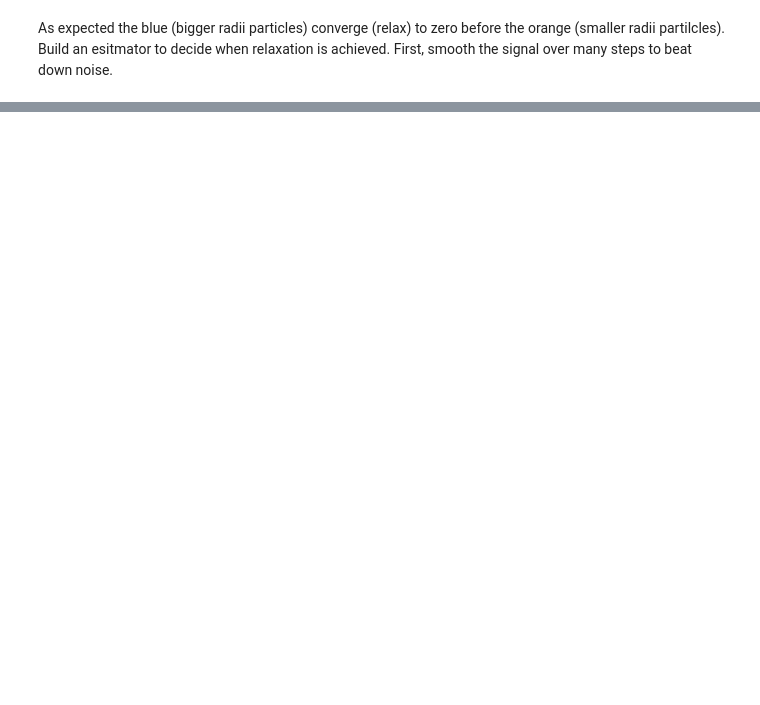
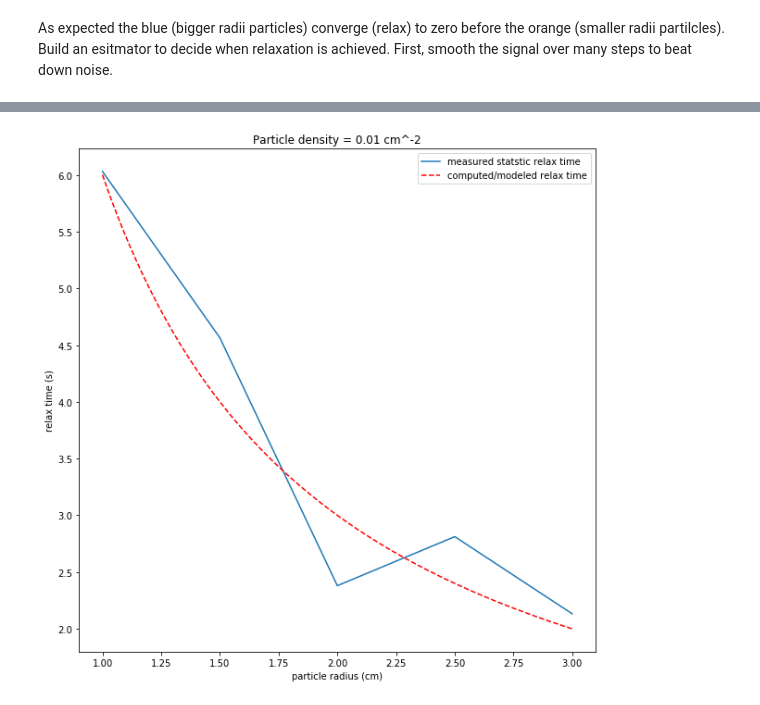
Before and after one commit to csayres/astro507, a Jupyter notebook: hw1/sayreshw1.ipynb, the cells around one changed output, grey strips where cells are left out. Saved outputs shown, nothing was run; the diff lists cells and outputs as text; code cells hidden in the pictures; blank space fills up the shorter version.

```diff
--- a/hw1/sayreshw1.ipynb
+++ b/hw1/sayreshw1.ipynb
@@ -407,0 +371,4 @@ for radius in [0.5, 1, 1.5, 2]:
+# %%
+# a function to calculate relaxation time
+def computeRelaxTime(radius, velocity, particleDensity):
+    return 3 / (2*radius*velocity*particleDensity)
@@ -407,0 +378,58 @@ for radius in [0.5, 1, 1.5, 2]:
+# %%
+import time
+from multiprocessing import Pool
+# fix number of particles at 500, and velocity at 20
+# look at relaxation time as a function of radii
+# average over trials (seeds) at each grid point
+# use multiprocessing to speed up simulations at each seed
+
+width = 200
+height = 200
+dt = 0.002
+steps = 5000
+velocity = 20
+particles = 500
+density = particles/(width*height)
+saveEvery = 1
+mass = 1
+radiusList = numpy.linspace(1, 3, 5)
+nSeeds = 7
+seeds = range(nSeeds)
+measuredTimes = []
+for radius in radiusList:
+    # average over nSeeds trials at each radius
+    def runSim(seed):
+        # function for using multiprocessing
+        box = Box(height, width, seed)
+        for particle in range(particles):
+            box.addRandomParticle(mass, radius, velocity)
+        box.runSim(steps, dt, saveEvery)
+        return box.particleSteps
+
+    p = Pool(nSeeds)
+    simOutputs = p.map(runSim, seeds)
+    p.close()
+    # combine results from all sims
+    particleSteps = simOutputs[0]
+    for seed in range(1,nSeeds):
+        ps = simOutputs[seed]
+        for ii, particleStep in enumerate(ps):
+            particleSteps[ii] += particleStep # append to array at each timestep
+
+    tRelax = measureRelaxTime(particleSteps, dt)
+    measuredTimes.append(tRelax)
+
+
+plt.figure(figsize=(10,10))
+# # plot the measured relax times
+plt.plot(radiusList, measuredTimes, label="measured statstic relax time")
+# # plot a computed curve of relax times
+radii = numpy.linspace(radiusList[0], radiusList[-1], 100)
+plt.plot(radii, computeRelaxTime(radii, velocity, density), "--r", label="computed/modeled relax time")
+plt.xlabel("particle radius (cm)")
+plt.ylabel("relax time (s)")
+plt.title("Particle density = %.2f cm^-2"%(particles/(height*width)))
+plt.legend()
+plt.show()
+# %% [output]
+[figure, added]
```
Also changed, not shown: parts of 17 cells of this notebook, 3 other files.
